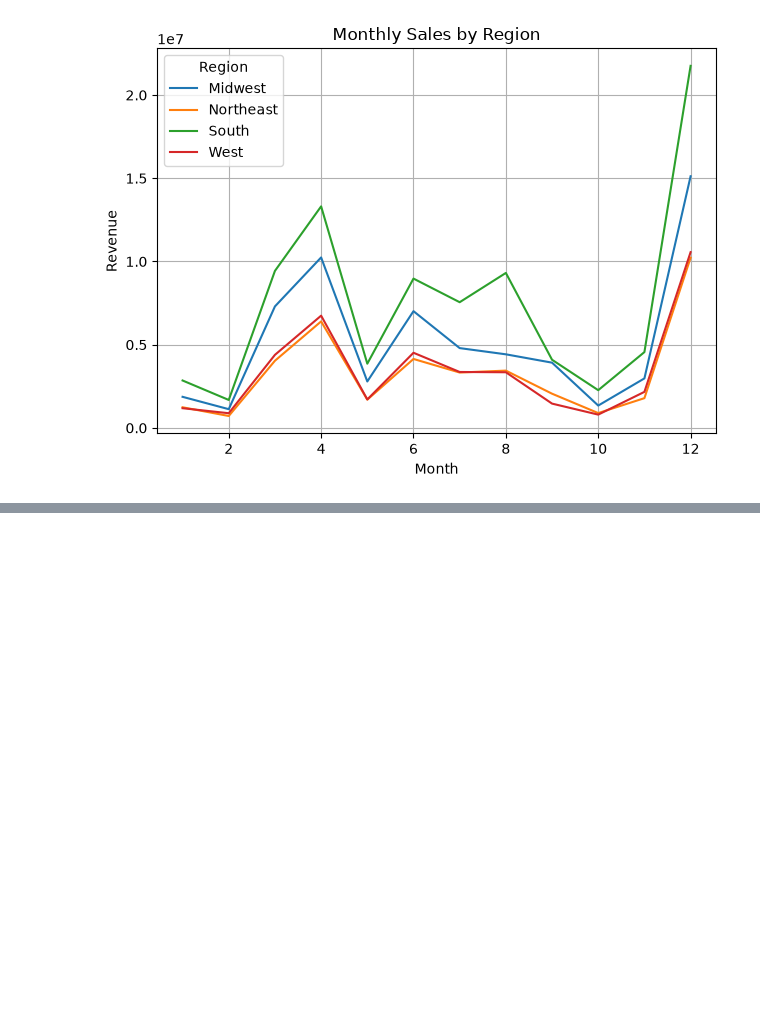
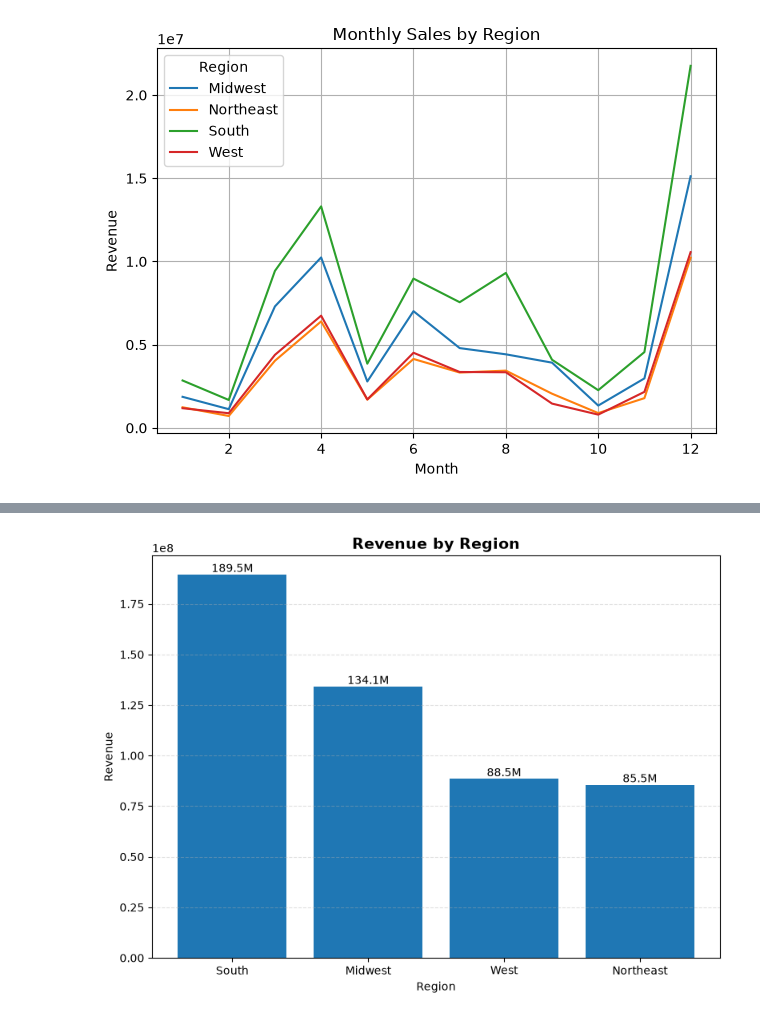
Before and after one commit to fanta2k5/PRO2291_duantotnghiep1, a Jupyter notebook: notebooks/Visualization/region_dashboard.ipynb, the cells around one changed output, grey strips where cells are left out. Saved outputs shown, nothing was run; the diff lists cells and outputs as text; code cells hidden in the pictures; blank space fills up the shorter version.

Commit message:
region dashboard 2

```diff
--- a/notebooks/Visualization/region_dashboard.ipynb
+++ b/notebooks/Visualization/region_dashboard.ipynb
@@ -293,0 +525,41 @@ plt.show()
+# %%
+import pandas as pd
+import matplotlib.pyplot as plt
+
+# Đọc dữ liệu
+df = pd.read_csv(r"D:\PRO_du án tốt nghiệp\data\cleaned\sales_transformed.csv")
+
+# Tổng doanh thu theo khu vực
+region_revenue = (
+    df.groupby("region")["revenue"]
+      .sum()
+      .sort_values(ascending=False)
+)
+
+plt.figure(figsize=(8,6))
+
+bars = plt.bar(
+    region_revenue.index,
+    region_revenue.values
+)
+
+plt.title("Revenue by Region", fontsize=14, fontweight="bold")
+plt.xlabel("Region")
+plt.ylabel("Revenue")
+
+# Hiển thị giá trị trên cột
+for bar in bars:
+    plt.text(
+        bar.get_x()+bar.get_width()/2,
+        bar.get_height(),
+        f"{bar.get_height()/1e6:.1f}M",
+        ha="center",
+        va="bottom"
+    )
+
+plt.grid(axis='y', linestyle='--', alpha=0.4)
+
+plt.tight_layout()
+plt.show()
+# %% [output]
+[figure, added]
```
Also changed, not shown: parts of 6 cells of this notebook.
